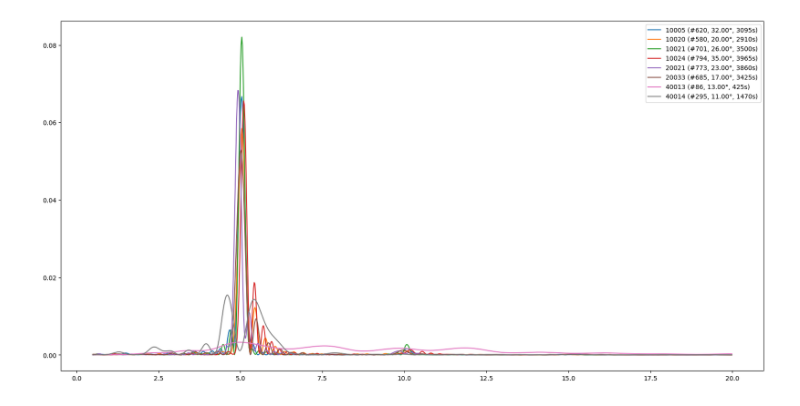
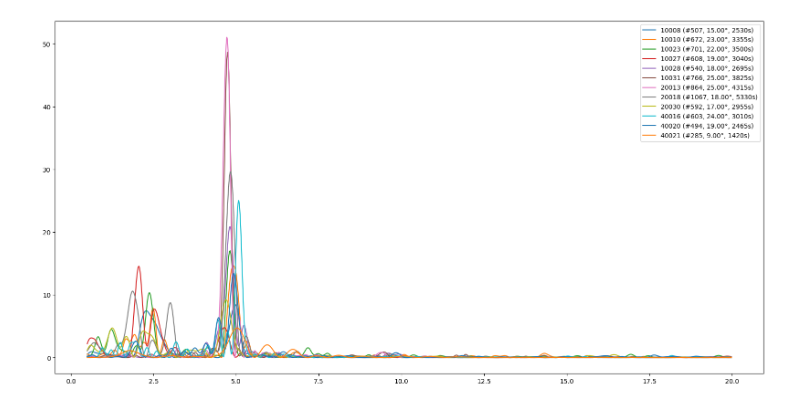
Before and after one commit to JortvD/realtime-gnssrefl, a Jupyter notebook: analysis/results/analysis_dump.ipynb, the cells around one changed output. Saved outputs shown, nothing was run; the diff lists cells and outputs as text; code cells hidden in the pictures.

```diff
--- a/analysis/results/analysis_dump.ipynb
+++ b/analysis/results/analysis_dump.ipynb
@@ -9,24 +9,26 @@ from datetime import datetime, timedelta
 # %%
 # scp -r compute@10.193.27.73:~/realtime-gnssrefl/control/logs/ /home/jortvd/Documents/GitKraken/realtime-gnssrefl/analysis/results
 # %%
+FOLDER = "./logs/maa-h4.9-d3.5"
+
 # Load the data
 records = pd.read_csv(
-    './logs/data.csv',
+    f'{FOLDER}/data.csv',
     header=0,
     names=["bin_idx","time", "id", "satellite", "network", "band", "elevation", "azimuth", "snr"]
 )
 measurements = pd.read_csv(
-    './logs/measurement.csv',
+    f'{FOLDER}/measurement.csv',
     header=0,
     names=["idx", "uid", "mean", "std", "num_seen", "start_time", "end_time", "lat", "lon"]
 )
 observations = pd.read_csv(
-    './logs/observation.csv',
+    f'{FOLDER}/observation.csv',
     header=0,
     names=["meas_idx", "obs_idx", "sat_id", "start_time", "end_time", "used", "max_rh", "max_amp", "mean_amp", "num_recs"]
 )
 sectors = pd.read_csv(
-    './logs/sector.csv',
+    f'{FOLDER}/sector.csv',
     header=0,
     names=["idx", "uid", "state", "midpoint_idx", "measurement_idx", "start_bin_idx", "start_time", "lat", "lon"]
 )
@@ -73,7 +81,7 @@ Sector 122267 covers bins [25, 26, 27, 28, 29, 30, 31, 32, 33, 34, 35, 36, 37, 3
 # Plot X over Y for specific bins
 X_AXIS = 'time'
 Y_AXIS = 'snr'
-BINS = [0, 1, 2, 3, 4, 5, 6, 7, 8, 9, 10, 11, 12, 13, 14, 15, 16, 17, 18, 19, 20, 21, 22, 23, 24]
+BINS = [16]
 N_MAX = 1  # 0 for all
 
 plt.figure(figsize=(20, 10))
@@ -83,8 +91,6 @@ for i, id_val in enumerate(records_in_time['id'].unique()):
         continue
     # if N_MAX != 0 and i >= N_MAX:
     #     break
-    if id_val != 40011:
-        continue
     id_data = records_in_time[records_in_time['id'] == id_val]
     plt.plot(id_data[X_AXIS], id_data[Y_AXIS], label=f'snr {id_val}')
     plt.plot(id_data[X_AXIS], id_data['elevation'], label=f'elevation {id_val}')
@@ -268,10 +274,24 @@ def polyfit_and_smooth(x, y, deg=3):
 
     return y
 # %%
-BINS = [0, 1, 2, 3, 4, 5, 6, 7, 8, 9, 10, 11, 12, 13, 14, 15, 16, 17, 18, 19, 20, 21, 22, 23, 24]
+FOLDER = "./logs/maa-h4.9-d3.5"
+
+# Load the data
+records = pd.read_csv(
+    f'{FOLDER}/data.csv',
+    header=0,
+    names=["bin_idx","time", "id", "satellite", "network", "band", "elevation", "azimuth", "snr"]
+)
+
+I_START = 40
+SIZE = 6
+BINS = range(I_START, I_START + SIZE)
 QC_MIN_ELEV_DIFF = 8  # degrees
 METHOD_NEW = True
 IMPL_PICO = True
+AZ_MIN = 130
+AZ_MAX = 280
+ELEV_MAX = 30
 
 def compute_cf(network):
     wavelength = 299_792_458 / {
@@ -284,10 +304,11 @@ def compute_cf(network):
     return wavelength / 2.0
 
 plt.figure(figsize=(20, 10))
-grouped = records[(records['bin_idx'].isin(BINS)) & (records['azimuth'] >= 160) & (records['azimuth'] <= 280)].groupby('id')
+grouped = records[(records['bin_idx'].isin(BINS)) & (records['azimuth'] >= AZ_MIN) & (records['azimuth'] <= AZ_MAX)].groupby('id')
 # grouped = records[records['bin_idx'].isin(BINS)].groupby('id')
 
 measurements = []
+p2p = []
 
 for sat, group in grouped:
     if sat == 0:
@@ -305,7 +326,7 @@ for sat, group in grouped:
     x = group["elevation"]
     y = group["snr"]
 
-    mask = (x <= 30)
+    mask = (x <= ELEV_MAX)
     t = t[mask]
     x = x[mask]
     y = y[mask]
@@ -338,13 +359,21 @@ for sat, group in grouped:
     else:
         pgram = lombscargle(x, y, (2*np.pi) * heights) # in hertz
 
-    pgram = pgram / np.sum(pgram)
+    pgram = (pgram * len(x)) / np.sum(pgram)
+    # pgram = np.sqrt(pgram / len(x)) * 2
 
     plt.plot(heights, pgram, label=f'{sat} (#{len(y)}, {max_elev - min_elev:.2f}°, {t.iloc[-1] - t.iloc[0]}s)')
+    max_idx = np.argmax(pgram)
     max_height = heights[np.argmax(pgram)]
+    # for peak 2 idx != max_idx but value is highest and both neighbors are lower
+    peaks = (np.arange(1, len(pgram)-1)[(pgram[1:-1] > pgram[0:-2]) & (pgram[1:-1] > pgram[2:])])
+    # Exclude max_idx from the search for the second highest peak
+    peaks_wo_max = peaks[peaks != max_idx]
     peak_to_mean = np.max(pgram) / np.mean(pgram)
-    print(f"Satellite {sat} rh = {max_height:.2f} m, p2m {peak_to_mean:.2f} ({np.max(pgram)}, {np.mean(pgram)}), #{len(y)}, dE {max_elev - min_elev:.2f}°, μE {np.mean(group['elevation']):.2f}°, μAz {np.mean(group['azimuth']):.2f}°")
+    peak_to_peak = pgram[max_idx] / pgram[peaks_wo_max[np.argmax(pgram[peaks_wo_max])]] if len(peaks_wo_max) > 0 else np.nan
+    print(f"Satellite {sat} rh = {max_height:.2f} m, p2p {peak_to_peak:.2f}, p2m {peak_to_mean:.2f} ({np.max(pgram)}, {np.mean(pgram)}), #{len(y)}, dE {max_elev - min_elev:.2f}°, μE {np.mean(group['elevation']):.2f}°, μAz {np.mean(group['azimuth']):.2f}°")
     measurements.append(max_height)
+    p2p.append(peak_to_peak)
 
 mean_val = np.mean(measurements)
 std_val = np.std(measurements)
@@ -352,17 +381,33 @@ conf_int = stats.norm.interval(0.95, loc=mean_val, scale=std_val/np.sqrt(len(mea
 print(f"0 - Mean: {mean_val:.2f}, Std: {std_val:.2f}, 95% CI: [{conf_int[0]:.2f}, {conf_int[1]:.2f}], Num: {len(measurements)}")
 
 measurements_arr = np.array(measurements)
-q1 = np.percentile(measurements_arr, 25)
-q3 = np.percentile(measurements_arr, 75)
+
+selected_arr = measurements_arr[np.array(p2p) >= 2.0]
+mean_val = np.mean(selected_arr)
+std_val = np.std(selected_arr)
+conf_int = stats.norm.interval(0.95, loc=mean_val, scale=std_val/np.sqrt(len(selected_arr)))
+print(f"1 - Mean: {mean_val:.2f}, Std: {std_val:.2f}, 95% CI: [{conf_int[0]:.2f}, {conf_int[1]:.2f}], Num: {len(selected_arr)}")
+
+
+q1 = np.percentile(selected_arr, 25)
+q3 = np.percentile(selected_arr, 75)
 iqr = q3 - q1
 lower_bound = q1 - 1.5 * iqr
 upper_bound = q3 + 1.5 * iqr
-filtered_measurements = measurements_arr[(measurements_arr >= lower_bound) & (measurements_arr <= upper_bound)]
+filtered_measurements = selected_arr[(selected_arr >= lower_bound) & (selected_arr <= upper_bound)]
 
 mean_val = np.mean(filtered_measurements)
 std_val = np.std(filtered_measurements)
 conf_int = stats.norm.interval(0.95, loc=mean_val, scale=std_val/np.sqrt(len(filtered_measurements)))
-print(f"1 - Mean: {mean_val:.3f}, Std: {std_val:.2f}, 95% CI: [{conf_int[0]:.2f}, {conf_int[1]:.2f}], Num: {len(filtered_measurements)}")
+print(f"2 - Mean: {mean_val:.3f}, Std: {std_val:.2f}, 95% CI: [{conf_int[0]:.2f}, {conf_int[1]:.2f}], Num: {len(filtered_measurements)}")
+
+# student t statistic
+n = len(filtered_measurements)
+mean_val = np.mean(filtered_measurements)
+std_val = np.std(filtered_measurements)
+t_stat = stats.t.ppf(0.975, df=n-1)  # two-tailed 95% confidence
+margin_of_error = t_stat * (std_val / np.sqrt(n))
+print(f"{len(filtered_measurements)} & {mean_val*100:.0f} ± {margin_of_error*100:.0f} ({std_val*100:.1f})")
 
 plt.legend()
 plt.show()
@@ -384 +432 @@ Satellite 40014 rh = 4.60 m, p2m 15.05 (0.015433616936206818, 0.0010256409877911
-[figure, old version]
+[figure, new version]
```
Also changed, not shown: parts of 5 cells of this notebook, 20 other files.
